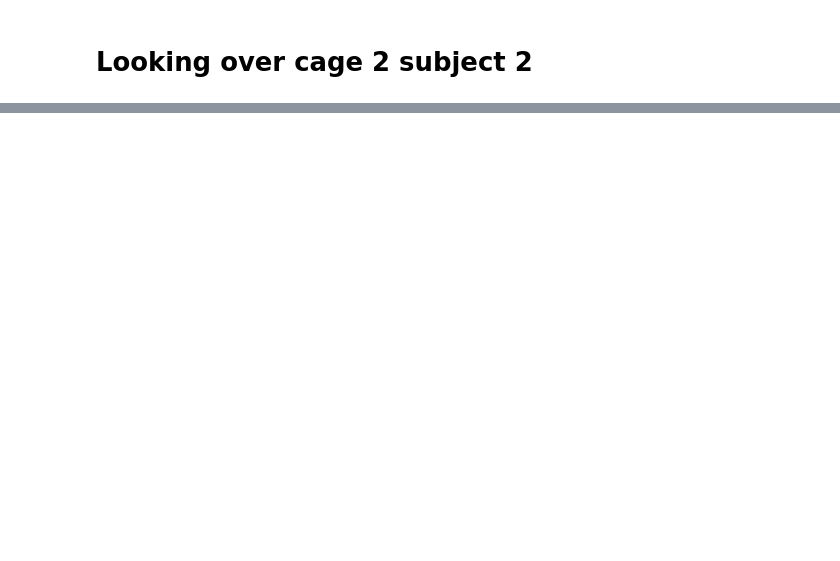
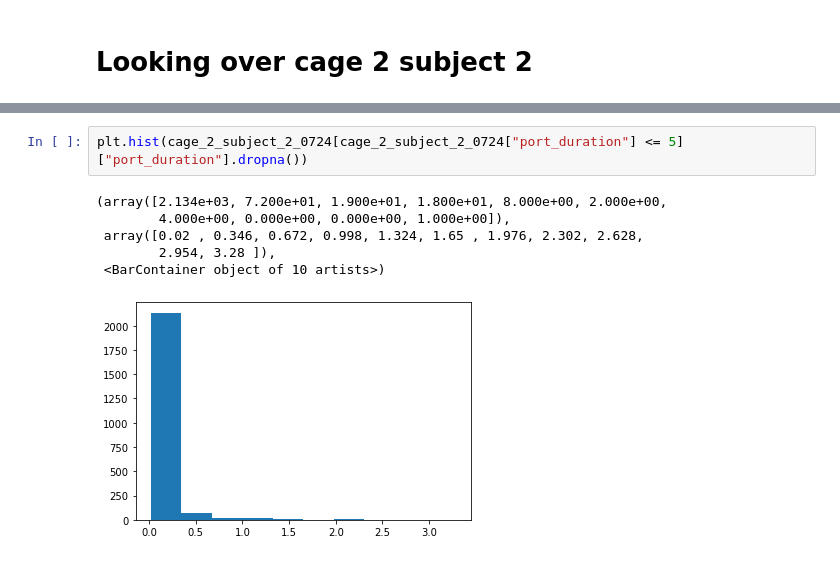
Before and after one commit to padillacoreanolab/behavioral_dataframe_processing, a Jupyter notebook: results/2022_07_20_repeated_id_fix/02_calculating_latencies.ipynb, the cells around one changed output, grey strips where cells are left out. Saved outputs shown, nothing was run; the diff lists cells and outputs as text; blank space fills up the shorter version.

```diff
--- a/results/2022_07_20_repeated_id_fix/02_calculating_latencies.ipynb
+++ b/results/2022_07_20_repeated_id_fix/02_calculating_latencies.ipynb
@@ -1016,0 +1181,9 @@ recording_and_metadata_df[recording_and_metadata_df["cage_and_subject"] == "cage
+# %%
+plt.hist(cage_2_subject_2_0724[cage_2_subject_2_0724["port_duration"] <= 5]["port_duration"].dropna())
+# %% [output]
+(array([2.134e+03, 7.200e+01, 1.900e+01, 1.800e+01, 8.000e+00, 2.000e+00,
+        4.000e+00, 0.000e+00, 0.000e+00, 1.000e+00]),
+ array([0.02 , 0.346, 0.672, 0.998, 1.324, 1.65 , 1.976, 2.302, 2.628,
+        2.954, 3.28 ]),
+ <BarContainer object of 10 artists>)
+[figure, added]
```
Also changed, not shown: parts of 52 cells of this notebook, 14 other files.
